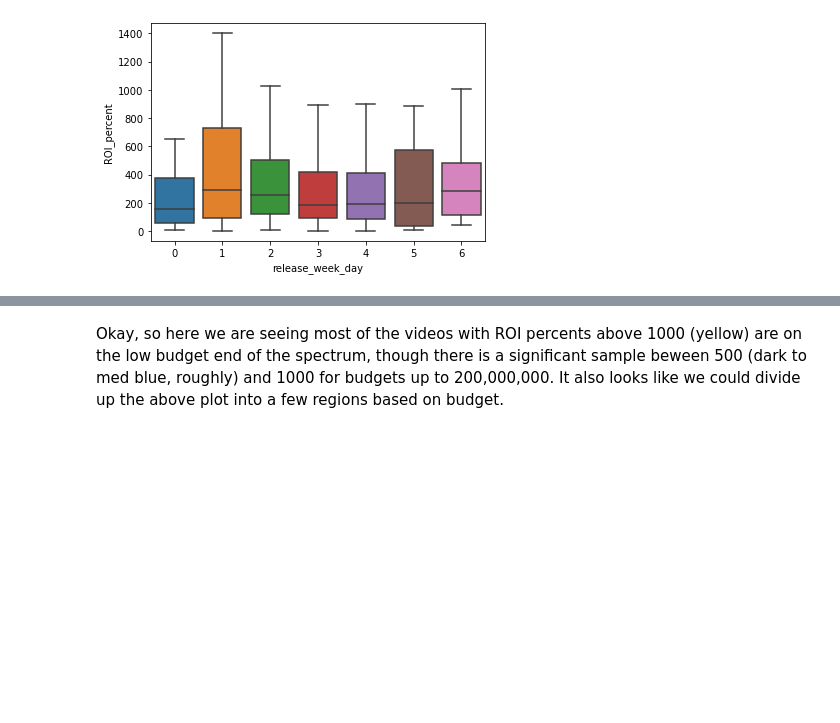
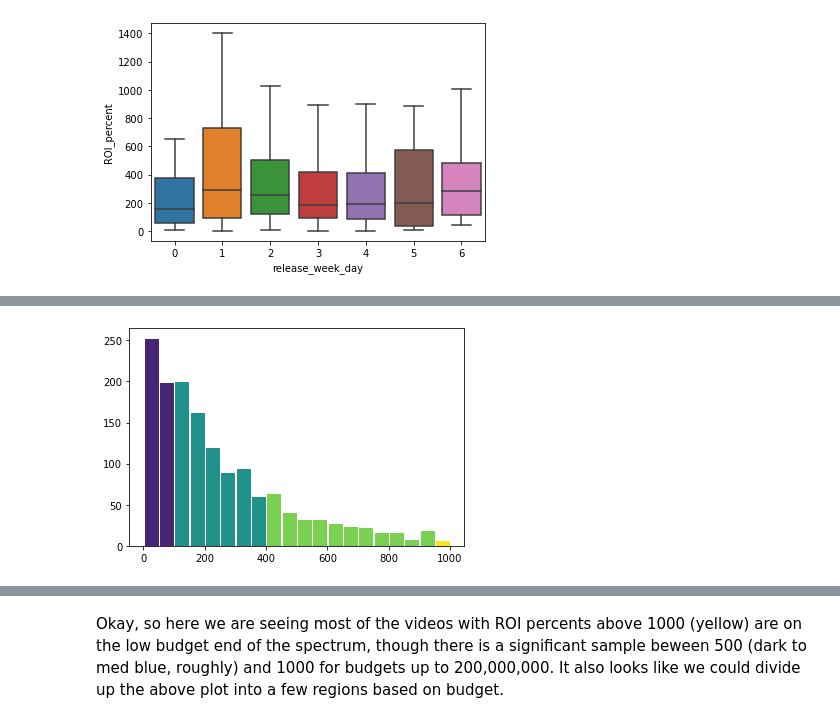
Before and after one commit to mattlegro/MovieReleaseAnalysis, a Jupyter notebook: analysis.ipynb, the cells around one changed output, grey strips where cells are left out. Cells and saved outputs as stored; diff of their text form; code cells hidden in the pictures; blank space fills up the shorter version.

```diff
--- a/analysis.ipynb
+++ b/analysis.ipynb
@@ -159,0 +188,13 @@ sns.histplot(profitable_collection.ROI_percent);
+# %%
+N, bins, patches = plt.hist(x = profitable_collection.ROI_percent,
+                            bins = 20,range = (0,1000),rwidth=0.85)
+
+cmap = plt.get_cmap('viridis')
+clrs = [cmap(0.1),cmap(.5),cmap(0.8),cmap(.99)]
+ranges = [ range(0,2), range(2,8),range(8,19),range(19,20)]
+
+for r in ranges:
+    for bar in r:
+        patches[bar].set_color(clrs[ranges.index(r)])
+# %% [output]
+[figure, added]
```
Also changed, not shown: parts of 12 cells of this notebook.
